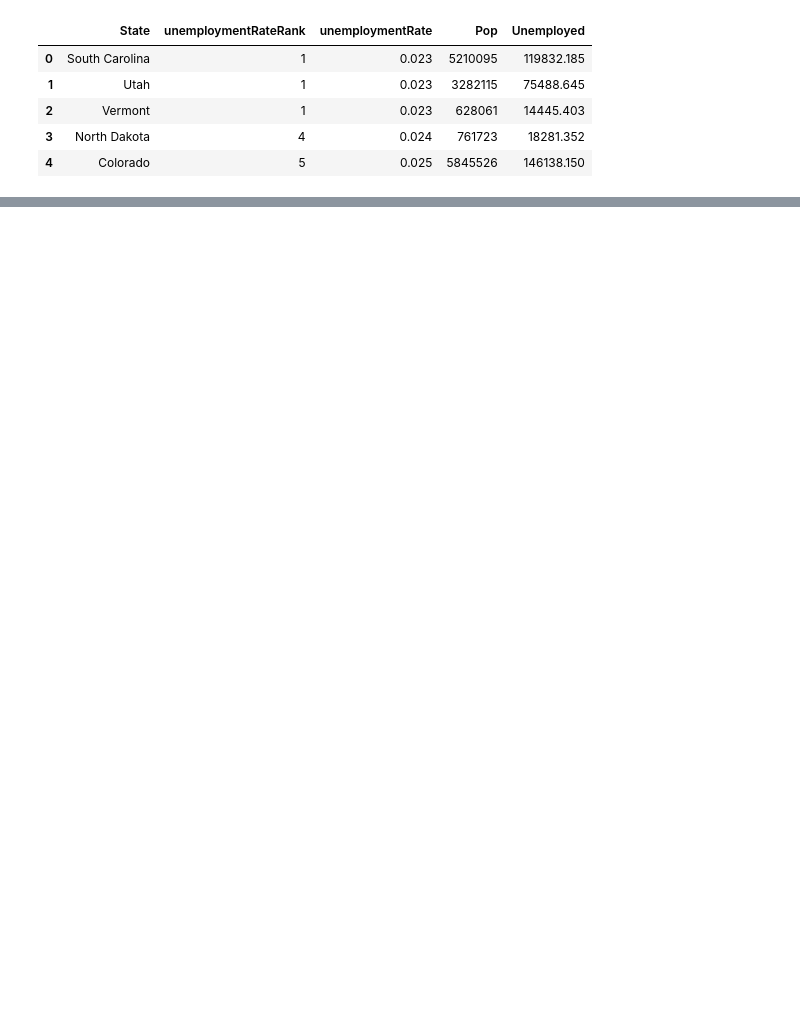
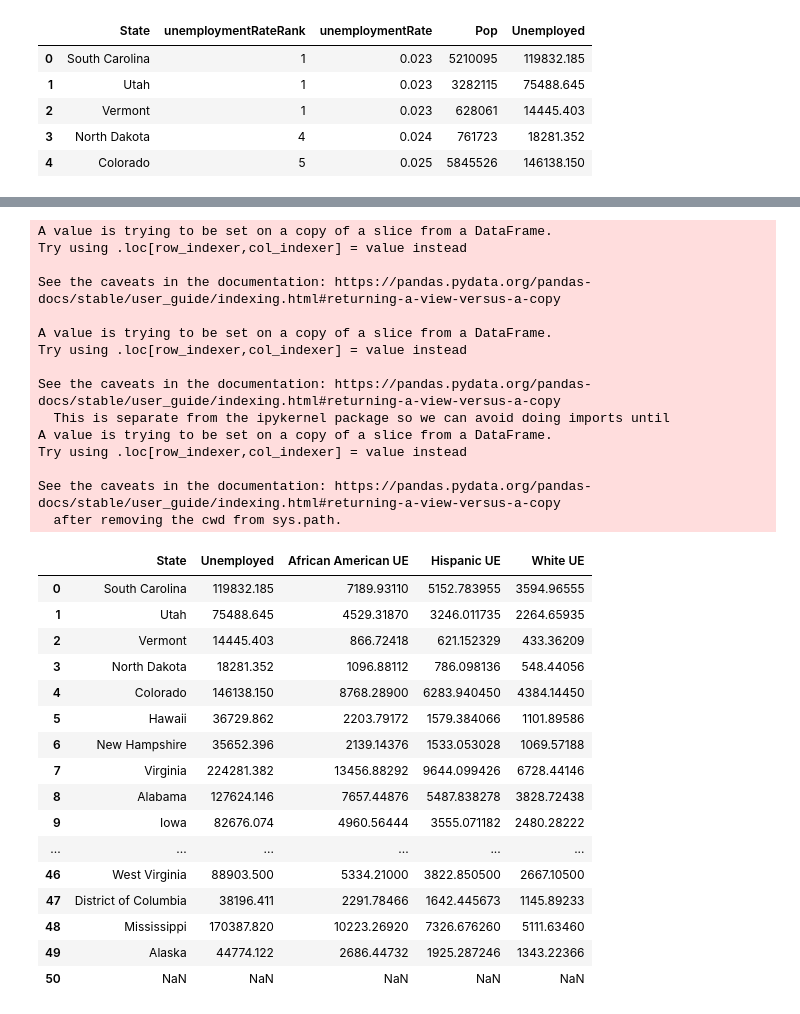
Before and after one commit to RahmanMonty/Unemployment, a Jupyter notebook: Unemployment.ipynb, the cells around one changed output, grey strips where cells are left out. Saved outputs shown, nothing was run; the diff lists cells and outputs as text; code cells hidden in the pictures; blank space fills up the shorter version.

```diff
--- a/Unemployment.ipynb
+++ b/Unemployment.ipynb
@@ -162,0 +88,3 @@ join.describe()
+# %%
+unemployed = join[["State", "Unemployed"]]
+unemployed.head()
@@ -162,0 +104,42 @@ join.describe()
+# %%
+#Utilizing the national unemployment numbers published by the economic policy institute for February 2020 I was able to
+# determine the number of unemployed members of each state for the demographics of black, hispanics, and white.
+# We will be measuring these figures of the highest unemployment paying states. (North Carolina, Ohio, California, Texas, New York)
+
+unemployed["African American UE"] = unemployed["Unemployed"] * .06
+unemployed["Hispanic UE"] = unemployed["Unemployed"] * .043
+unemployed["White UE"] = unemployed["Unemployed"] * .03
+unemployed
+# %% [output]
+A value is trying to be set on a copy of a slice from a DataFrame.
+Try using .loc[row_indexer,col_indexer] = value instead
+
+See the caveats in the documentation: https://pandas.pydata.org/pandas-docs/stable/user_guide/indexing.html#returning-a-view-versus-a-copy
+
+A value is trying to be set on a copy of a slice from a DataFrame.
+Try using .loc[row_indexer,col_indexer] = value instead
+
+See the caveats in the documentation: https://pandas.pydata.org/pandas-docs/stable/user_guide/indexing.html#returning-a-view-versus-a-copy
+  This is separate from the ipykernel package so we can avoid doing imports until
+A value is trying to be set on a copy of a slice from a DataFrame.
+Try using .loc[row_indexer,col_indexer] = value instead
+
+See the caveats in the documentation: https://pandas.pydata.org/pandas-docs/stable/user_guide/indexing.html#returning-a-view-versus-a-copy
+  after removing the cwd from sys.path.
+|  | State | Unemployed | African American UE | Hispanic UE | White UE |
+| 0 | South Carolina | 119832.185 | 7189.93110 | 5152.783955 | 3594.96555 |
+| 1 | Utah | 75488.645 | 4529.31870 | 3246.011735 | 2264.65935 |
+| 2 | Vermont | 14445.403 | 866.72418 | 621.152329 | 433.36209 |
+| 3 | North Dakota | 18281.352 | 1096.88112 | 786.098136 | 548.44056 |
+| 4 | Colorado | 146138.150 | 8768.28900 | 6283.940450 | 4384.14450 |
+| 5 | Hawaii | 36729.862 | 2203.79172 | 1579.384066 | 1101.89586 |
+| 6 | New Hampshire | 35652.396 | 2139.14376 | 1533.053028 | 1069.57188 |
+| 7 | Virginia | 224281.382 | 13456.88292 | 9644.099426 | 6728.44146 |
+| 8 | Alabama | 127624.146 | 7657.44876 | 5487.838278 | 3828.72438 |
+| 9 | Iowa | 82676.074 | 4960.56444 | 3555.071182 | 2480.28222 |
+| ... | ... | ... | ... | ... | ... |
+| 46 | West Virginia | 88903.500 | 5334.21000 | 3822.850500 | 2667.10500 |
+| 47 | District of Columbia | 38196.411 | 2291.78466 | 1642.445673 | 1145.89233 |
+| 48 | Mississippi | 170387.820 | 10223.26920 | 7326.676260 | 5111.63460 |
+| 49 | Alaska | 44774.122 | 2686.44732 | 1925.287246 | 1343.22366 |
+| 50 | NaN | NaN | NaN | NaN | NaN |
```
Also changed, not shown: parts of 15 cells of this notebook.
